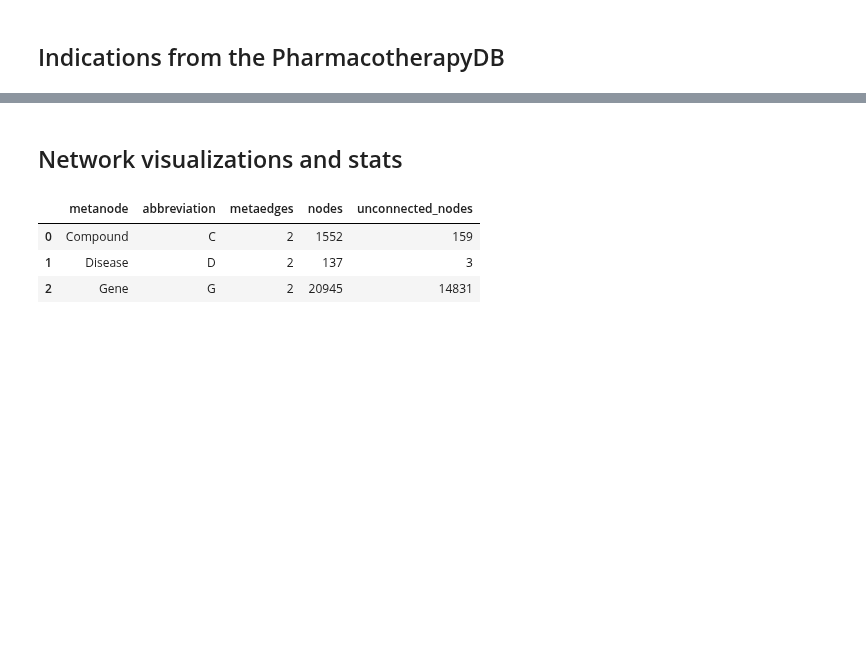
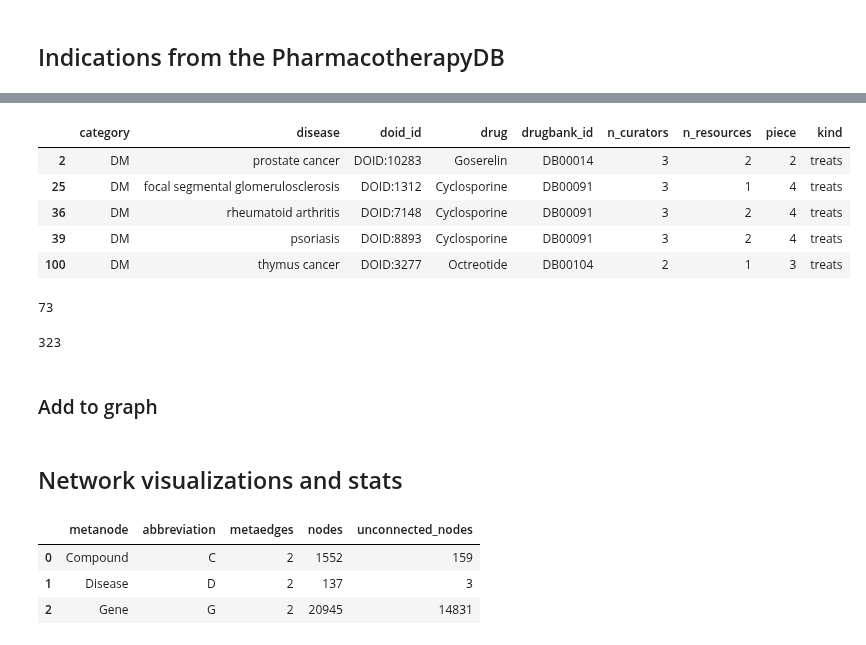
Before and after one commit to veleritas/integrate, a Jupyter notebook: integrate.ipynb, the cells around one changed output, grey strips where cells are left out. Cells and saved outputs as stored; diff of their text form; code cells hidden in the pictures; blank space fills up the shorter version.

```diff
--- a/integrate.ipynb
+++ b/integrate.ipynb
@@ -179,2 +184,21 @@ indication_df.shape
+# %%
+indication_df.head()
+# %% [output]
+|  | category | disease | doid_id | drug | drugbank_id | n_curators | n_resources | piece | kind |
+| 2 | DM | prostate cancer | DOID:10283 | Goserelin | DB00014 | 3 | 2 | 2 | treats |
+| 25 | DM | focal segmental glomerulosclerosis | DOID:1312 | Cyclosporine | DB00091 | 3 | 1 | 4 | treats |
+| 36 | DM | rheumatoid arthritis | DOID:7148 | Cyclosporine | DB00091 | 3 | 2 | 4 | treats |
+| 39 | DM | psoriasis | DOID:8893 | Cyclosporine | DB00091 | 3 | 2 | 4 | treats |
+| 100 | DM | thymus cancer | DOID:3277 | Octreotide | DB00104 | 2 | 1 | 3 | treats |
+# %%
+indication_df["doid_id"].nunique()
+# %% [output]
+73
+# %%
+indication_df["drugbank_id"].nunique()
+# %% [output]
+323
+# %% [markdown]
+### Add to graph
 # %%
 for i, row in indication_df.iterrows():
```
Also changed, not shown: parts of 13 cells of this notebook.
